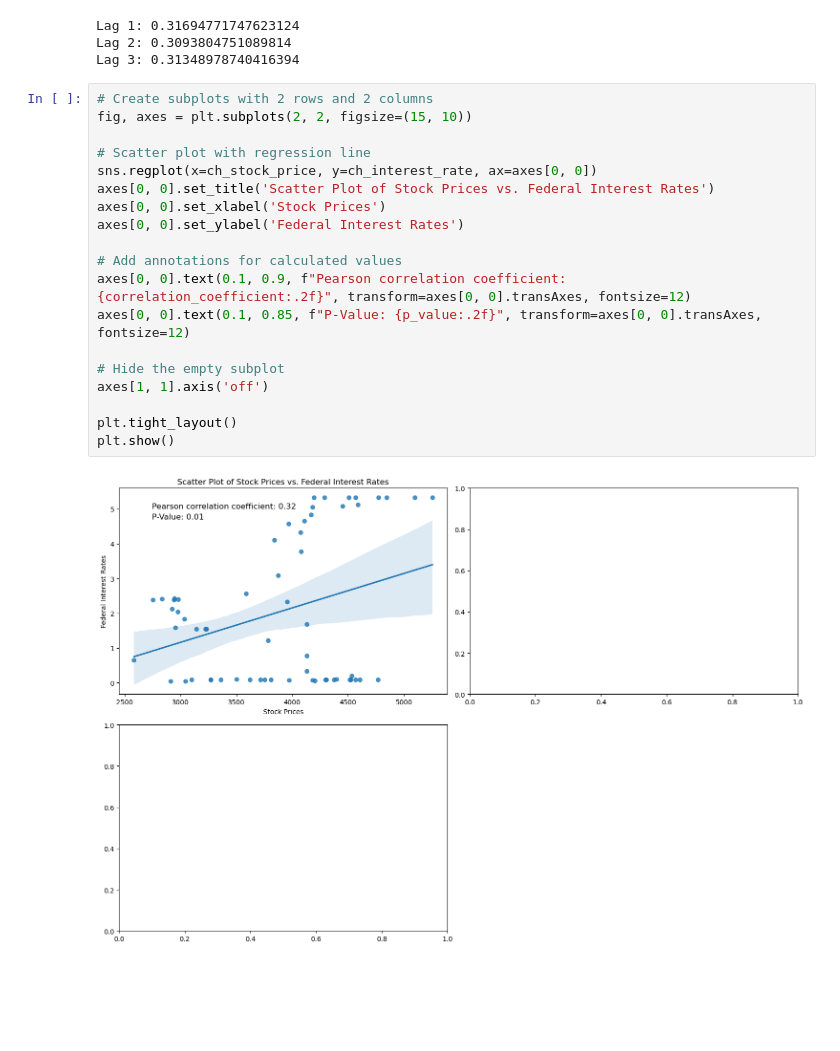
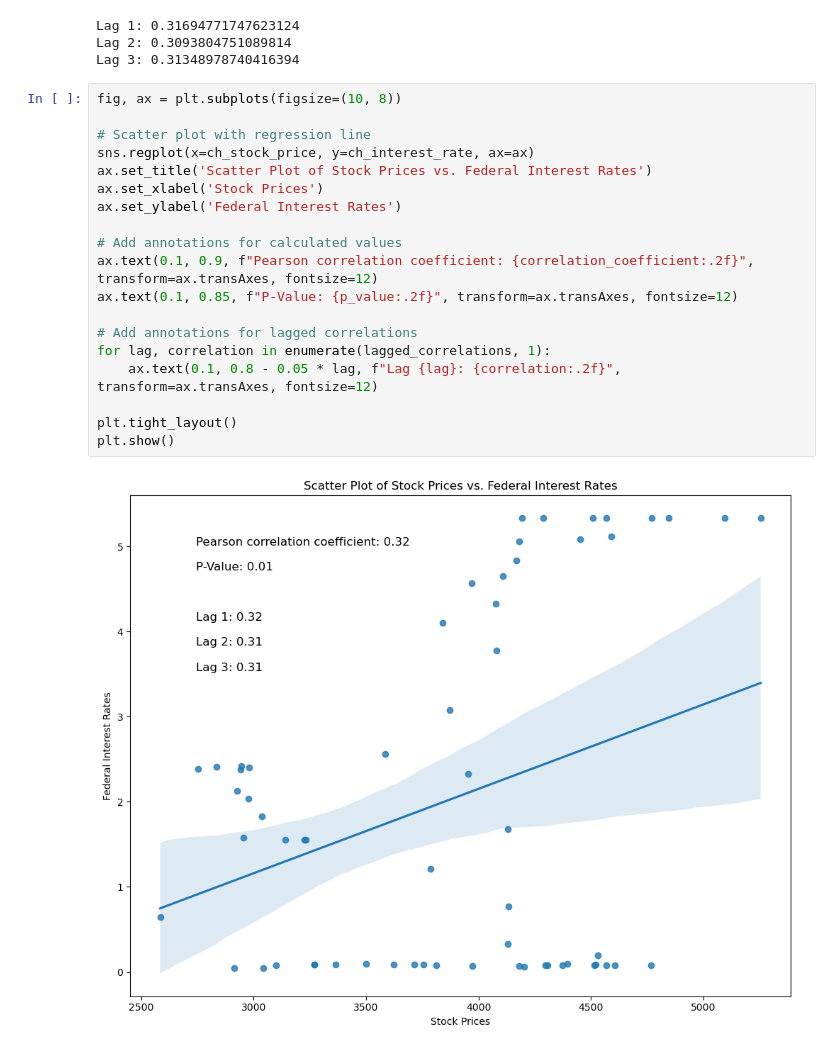
Before and after one commit to nicoleanderson21/Project-3, a Jupyter notebook: cameron_project.ipynb, the cells around one changed output. Cells and saved outputs as stored; diff of their text form; blank space fills up the shorter version.

```diff
--- a/cameron_project.ipynb
+++ b/cameron_project.ipynb
@@ -145,23 +144,23 @@ Lag 1: 0.31694771747623124
 Lag 2: 0.3093804751089814
 Lag 3: 0.31348978740416394
 # %%
-# Create subplots with 2 rows and 2 columns
-fig, axes = plt.subplots(2, 2, figsize=(15, 10))
+fig, ax = plt.subplots(figsize=(10, 8))
 
 # Scatter plot with regression line
-sns.regplot(x=ch_stock_price, y=ch_interest_rate, ax=axes[0, 0])
-axes[0, 0].set_title('Scatter Plot of Stock Prices vs. Federal Interest Rates')
-axes[0, 0].set_xlabel('Stock Prices')
-axes[0, 0].set_ylabel('Federal Interest Rates')
+sns.regplot(x=ch_stock_price, y=ch_interest_rate, ax=ax)
+ax.set_title('Scatter Plot of Stock Prices vs. Federal Interest Rates')
+ax.set_xlabel('Stock Prices')
+ax.set_ylabel('Federal Interest Rates')
 
 # Add annotations for calculated values
-axes[0, 0].text(0.1, 0.9, f"Pearson correlation coefficient: {correlation_coefficient:.2f}", transform=axes[0, 0].transAxes, fontsize=12)
-axes[0, 0].text(0.1, 0.85, f"P-Value: {p_value:.2f}", transform=axes[0, 0].transAxes, fontsize=12)
+ax.text(0.1, 0.9, f"Pearson correlation coefficient: {correlation_coefficient:.2f}", transform=ax.transAxes, fontsize=12)
+ax.text(0.1, 0.85, f"P-Value: {p_value:.2f}", transform=ax.transAxes, fontsize=12)
 
-# Hide the empty subplot
-axes[1, 1].axis('off')
+# Add annotations for lagged correlations
+for lag, correlation in enumerate(lagged_correlations, 1):
+    ax.text(0.1, 0.8 - 0.05 * lag, f"Lag {lag}: {correlation:.2f}", transform=ax.transAxes, fontsize=12)
 
 plt.tight_layout()
 plt.show()
 # %% [output]
-[figure, old version]
+[figure, new version]
```
Also changed, not shown: parts of 3 cells of this notebook.
